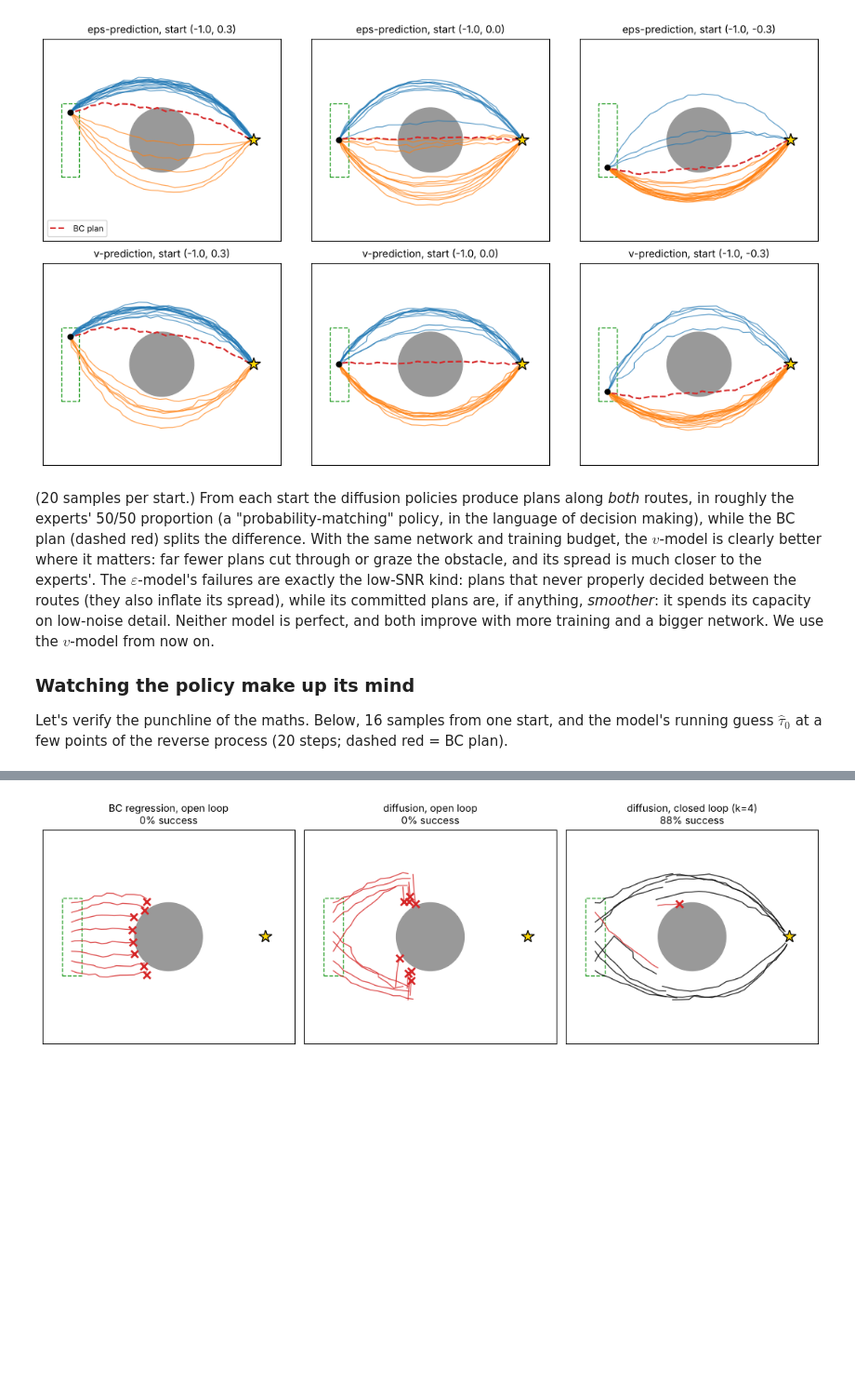
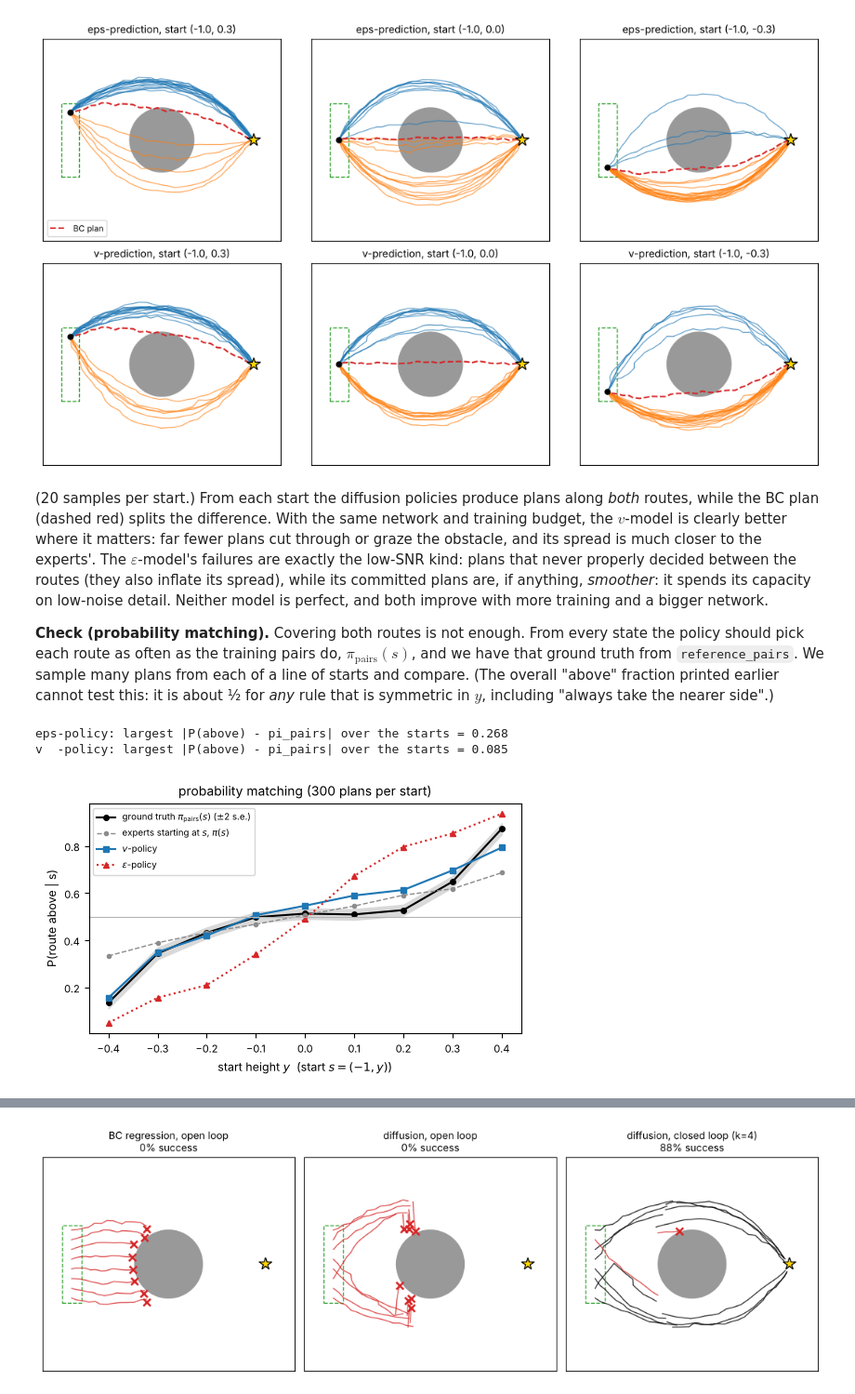
Before and after one commit to johnschwarcz/CognitiveGridworld, a Jupyter notebook: diffusion_tutorial/10_diffusion_for_control.ipynb, the cells around one changed output, grey strips where cells are left out. Shown at 93% size. Saved outputs shown, nothing was run; the diff lists cells and outputs as text; code cells hidden in the pictures; blank space fills up the shorter version.

Commit message:
Diffusion tutorial (WIP): reviewed notebooks 01-04, drafts of 05-10
Co-Authored-By: Claude Opus 5.5 <noreply@anthropic.com>
Claude-Session: https://claude.ai/code/session_01NU1YJv4WMJw7m934BK8WA2

```diff
--- a/diffusion_tutorial/10_diffusion_for_control.ipynb
+++ b/diffusion_tutorial/10_diffusion_for_control.ipynb
@@ -720,17 +869,54 @@ diffusion policy, eps-pred    collision 0.132  above 0.494  goal err 0.010  roug
 diffusion policy, v-pred      collision 0.016  above 0.498  goal err 0.012  roughness  0.0011  spread 0.071
 [figure]
 # %% [markdown]
-(20 samples per start.) From each start the diffusion policies produce plans along *both* routes, in roughly the
-experts' 50/50 proportion (a "probability-matching" policy, in the language of decision making),
-while the BC plan (dashed red) splits the difference. With the same network and training budget,
-the $v$-model is clearly better where it matters: far fewer plans cut through or graze the
-obstacle, and its spread is much closer to the experts'. The $\varepsilon$-model's failures are
-exactly the low-SNR kind: plans that never properly decided between the routes (they also
+(20 samples per start.) From each start the diffusion policies produce plans along *both*
+routes, while the BC plan (dashed red) splits the difference. With the same network and training
+budget, the $v$-model is clearly better where it matters: far fewer plans cut through or graze
+the obstacle, and its spread is much closer to the experts'. The $\varepsilon$-model's failures
+are exactly the low-SNR kind: plans that never properly decided between the routes (they also
 inflate its spread), while its committed plans are, if anything, *smoother*: it spends its
 capacity on low-noise detail. Neither model is perfect, and both improve with more training and
-a bigger network. We use the $v$-model from now on.
+a bigger network.
 
-### Watching the policy make up its mind
-
-Let's verify the punchline of the maths. Below, 16 samples from one start, and the model's
-running guess $\hat\tau_0$ at a few points of the reverse process (20 steps; dashed red = BC plan).
+**Check (probability matching).** Covering both routes is not enough. From every state the
+policy should pick each route as often as the training pairs do, $\pi_{\text{pairs}}(s)$, and we
+have that ground truth from `reference_pairs`. We sample many plans from each of a line of starts
+and compare. (The overall "above" fraction printed earlier cannot test this: it is about ½ for
+*any* rule that is symmetric in $y$, including "always take the nearer side".)
+# %%
+ys = np.linspace(-0.4, 0.4, 9)
+n_per = 40 if FAST else 300
+line_starts = np.stack([np.full(len(ys), -1.0), ys], 1)
+pi_gen = np.array([route_prob(s) for s in line_starts])
+pi_pairs, n_pairs = zip(*[(r.mean(), len(r)) for _, _, r in map(reference_pairs, line_starts)])
+pi_pairs, n_pairs = np.array(pi_pairs), np.array(n_pairs)
+starts_rep = np.repeat(line_starts, n_per, 0)
+pi_policy = {}
+for pred, net in policies.items():
+    torch.manual_seed(0)
+    paths = to_paths(sample_plans(net, to_tensor(starts_rep), pred=pred, n_steps=N_STEPS_POLICY))
+    full = np.concatenate([starts_rep[:, None], paths], 1)
+    pi_policy[pred] = (np.array(route_colours(full)) == COL["above"]).reshape(len(ys), n_per).mean(1)
+    print(f"{pred:3s}-policy: largest |P(above) - pi_pairs| over the starts = "
+          f"{np.abs(pi_policy[pred] - pi_pairs).max():.3f}")
+
+fig, ax = plt.subplots(figsize=(5.4, 3.4))
+se = np.sqrt(pi_pairs * (1 - pi_pairs) / n_pairs)
+ax.fill_between(ys, pi_pairs - 2 * se, pi_pairs + 2 * se, color="0.85")
+ax.plot(ys, pi_pairs, "o-", color="k", ms=4, label=r"ground truth $\pi_{\rm pairs}(s)$ ($\pm$2 s.e.)")
+ax.plot(ys, pi_gen, "o--", color="0.55", ms=3, lw=1, label=r"experts starting at $s$, $\pi(s)$")
+ax.plot(ys, pi_policy["v"], "s-", color=COL["above"], ms=4, label="$v$-policy")
+ax.plot(ys, pi_policy["eps"], "^:", color=COL["bc"], ms=4, label=r"$\varepsilon$-policy")
+ax.axhline(0.5, color="0.7", lw=0.8)
+ax.set_xlabel("start height $y$  (start $s=(-1, y)$)")
+ax.set_ylabel("P(route above | s)")
+ax.set_title(f"probability matching ({n_per} plans per start)")
+ax.legend(fontsize=7, loc="upper left")
+plt.tight_layout()
+plt.show()
+
+policy = policies["v"]           # the policy we use from now on
+# %% [output]
+eps-policy: largest |P(above) - pi_pairs| over the starts = 0.268
+v  -policy: largest |P(above) - pi_pairs| over the starts = 0.085
+[figure, added]
```
Also changed, not shown: parts of 42 cells of this notebook, 19 other files.
